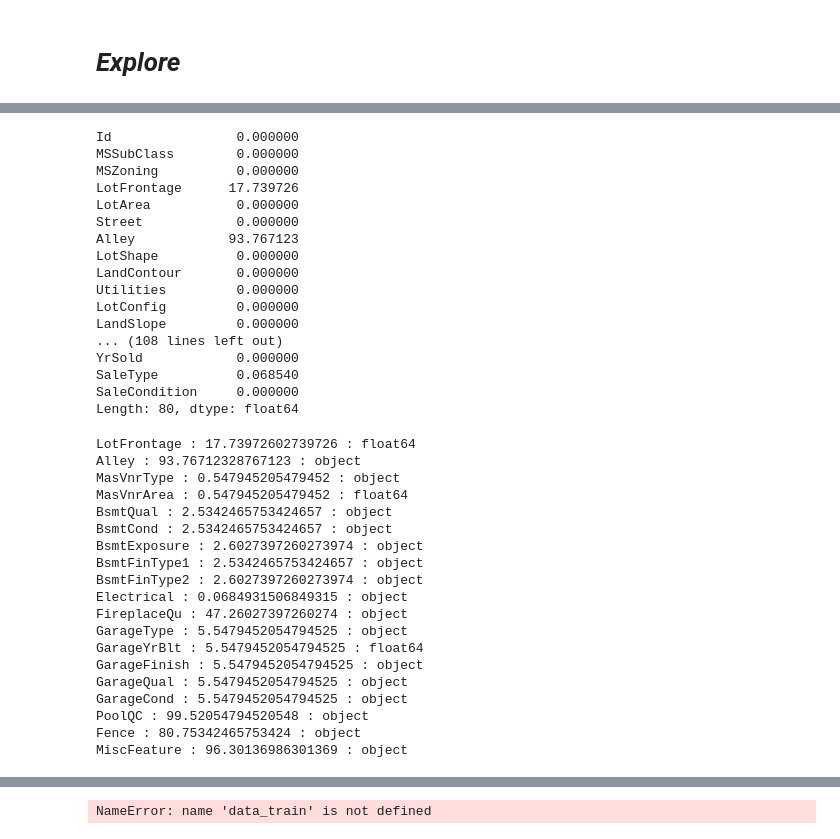
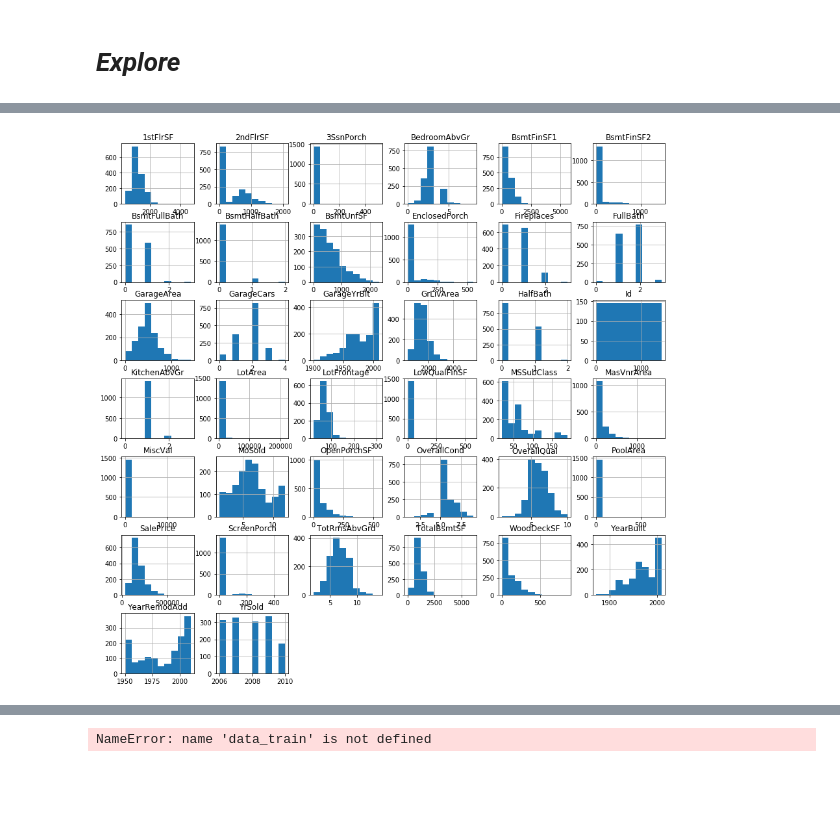
Before and after one commit to FergusOBoyle/kaggle-house-prices, a Jupyter notebook: kernel.ipynb, the cells around one changed output, grey strips where cells are left out. Saved outputs shown, nothing was run; the diff lists cells and outputs as text; code cells hidden in the pictures; blank space fills up the shorter version.

```diff
--- a/kernel.ipynb
+++ b/kernel.ipynb
@@ -33,5 +36,11 @@ data_train_ex = data_train_original.copy()
 data_test_ex = data_test_original.copy()
 
 pd.set_option('display.max_columns', 500)
+
+#get list of categorical columns
+categorical_cols = data_train_ex.columns[data_train_ex.dtypes == 'object']
+
+#get list of numerical columns
+numerical_cols = data_train_ex.columns[~(data_train_ex.dtypes == 'object')]
 # %%
 #Display the first few records
@@ -77,54 +100,10 @@ SalePrice : int64
+# %%
+data_train_ex[numerical_cols].hist(figsize=(15,15));
+# %% [output]
+[figure, added]
 # %%
 #Check for mixed type variabes
 
 for col_name, column in data_train_ex.iteritems():
     if column.get_dtype_counts().nunique()>1:
         print("Mixed type!:", col_name, column.dtypes )
-# %%
-#Print percentage of missing data per row
-print((data_train_ex.isnull().sum()/len(data_train_ex.index))*100)
-print((data_test_ex.isnull().sum()/len(data_test_ex.index))*100)
-# %% [output]
-Id                0.000000
-MSSubClass        0.000000
-MSZoning          0.000000
-LotFrontage      17.739726
-LotArea           0.000000
-Street            0.000000
-Alley            93.767123
-LotShape          0.000000
-LandContour       0.000000
-Utilities         0.000000
-LotConfig         0.000000
-LandSlope         0.000000
-... (108 lines left out)
-YrSold            0.000000
-SaleType          0.068540
-SaleCondition     0.000000
-Length: 80, dtype: float64
-# %%
-#Print more info about the columns with missing data:
-
-for col_name, column in data_train_ex.iteritems():
-    if column.isnull().sum() > 0:
-        print(col_name, ":", ((column.isnull().sum()/len(data_train_ex.index))*100) ,":", column.dtype )
-# %% [output]
-LotFrontage : 17.73972602739726 : float64
-Alley : 93.76712328767123 : object
-MasVnrType : 0.547945205479452 : object
-MasVnrArea : 0.547945205479452 : float64
-BsmtQual : 2.5342465753424657 : object
-BsmtCond : 2.5342465753424657 : object
-BsmtExposure : 2.6027397260273974 : object
-BsmtFinType1 : 2.5342465753424657 : object
-BsmtFinType2 : 2.6027397260273974 : object
-Electrical : 0.0684931506849315 : object
-FireplaceQu : 47.26027397260274 : object
-GarageType : 5.5479452054794525 : object
-GarageYrBlt : 5.5479452054794525 : float64
-GarageFinish : 5.5479452054794525 : object
-GarageQual : 5.5479452054794525 : object
-GarageCond : 5.5479452054794525 : object
-PoolQC : 99.52054794520548 : object
-Fence : 80.75342465753424 : object
-MiscFeature : 96.30136986301369 : object
```
Also changed, not shown: parts of 25 cells of this notebook.
